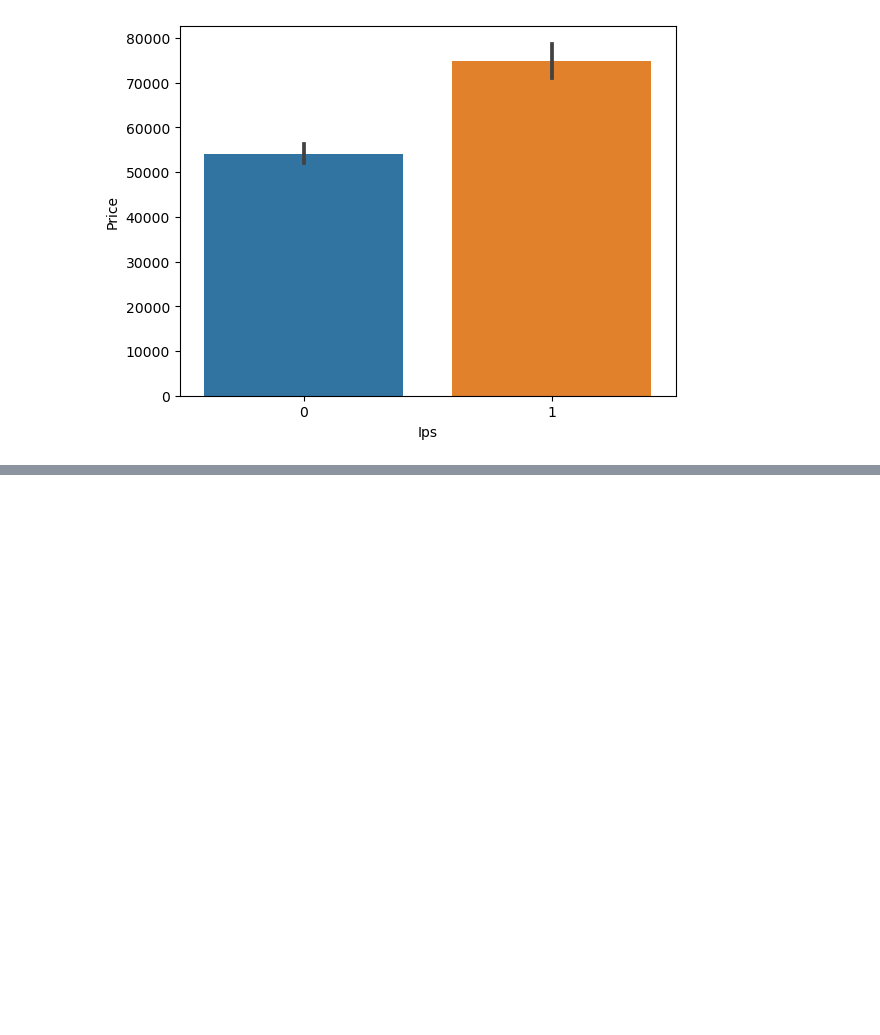
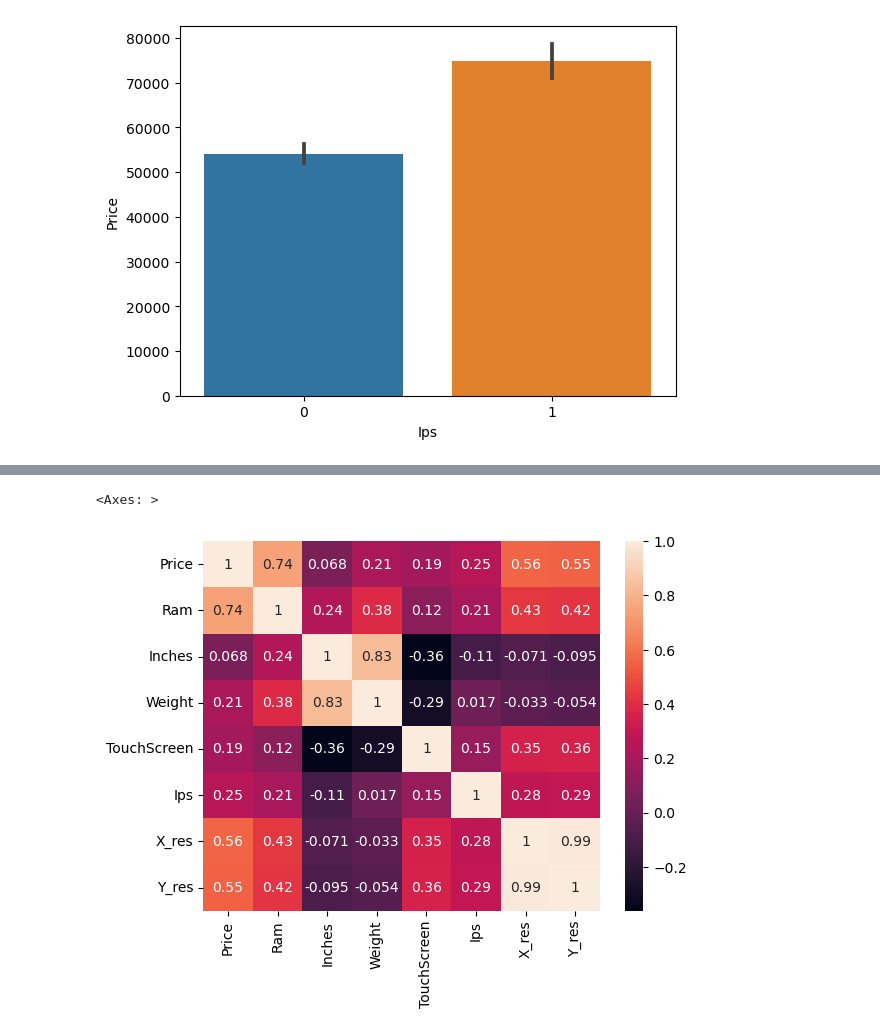
Before and after one commit to SemetheBokang/laptop_price_predictor_proj, a Jupyter notebook: laptopPredictor.ipynb, the cells around one changed output, grey strips where cells are left out. Drawn from its saved outputs; the diff is of its cells as text; code cells hidden in the pictures; blank space fills up the shorter version.

```diff
--- a/laptopPredictor.ipynb
+++ b/laptopPredictor.ipynb
@@ -295,0 +316,3 @@ df.head()
+# %%
+df["X_res"] =df['X_res'].astype("int32")
+df["Y_res"] =df['Y_res'].astype("int32")
@@ -295,0 +351,5 @@ df.head()
+# %%
+sns.heatmap(df[["Price","Ram","Inches" ,"Weight" ,"TouchScreen" ,"Ips","X_res","Y_res"]].corr() ,annot = True )
+# %% [output]
+<Axes: >
+[figure, added]
```
Also changed, not shown: parts of 25 cells of this notebook.
